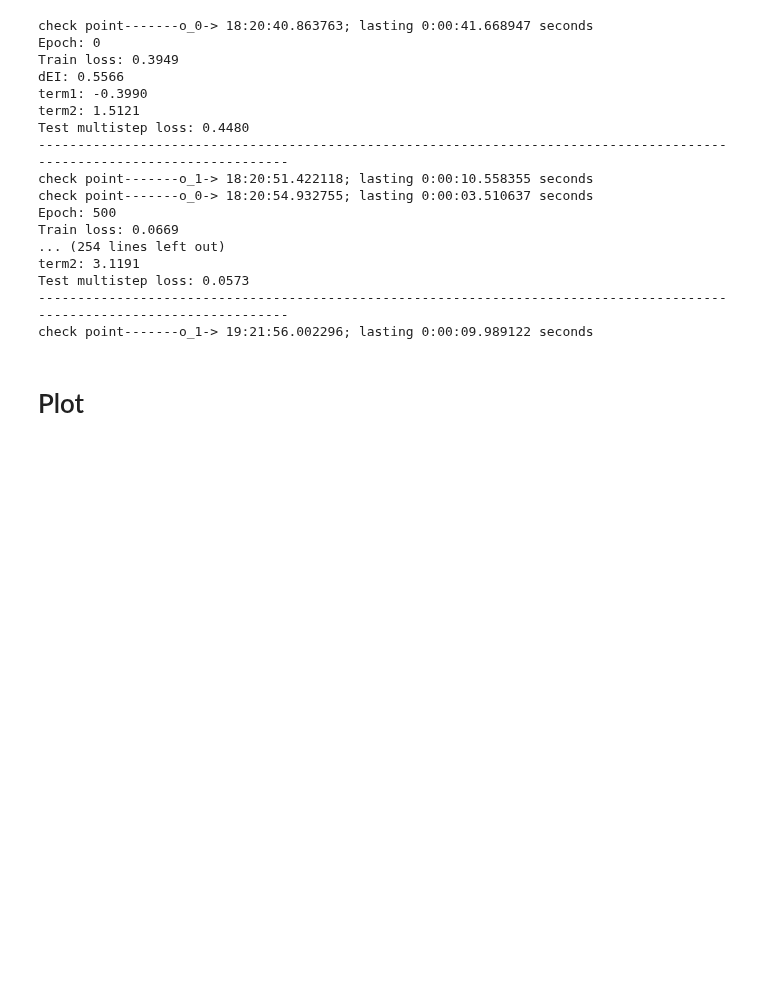
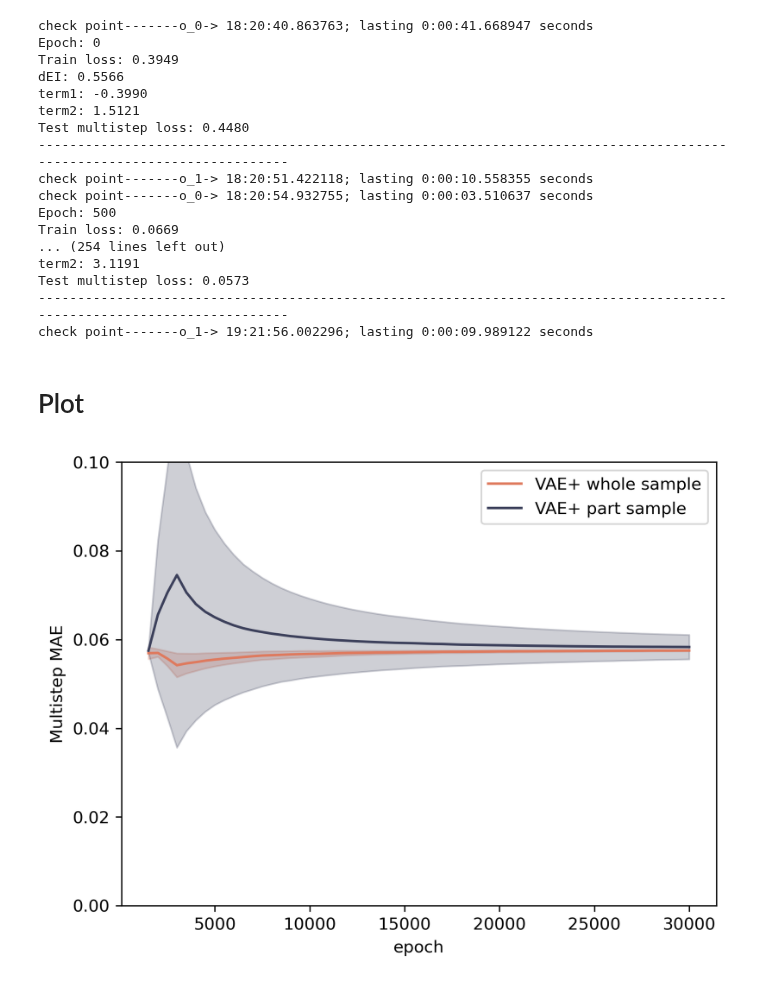
Before and after one commit to Matthew-ymz/Code-for-Finding-emergence-in-data-, a Jupyter notebook: exp/sir/SIR VAE.ipynb, the cells around one changed output. Cells and saved outputs as stored; diff of their text form; code cells hidden in the pictures; blank space fills up the shorter version.

```diff
--- a/exp/sir/SIR VAE.ipynb
+++ b/exp/sir/SIR VAE.ipynb
@@ -141,23 +141,30 @@ np.save('results/MAEs_mstep_part_e.npy', MAEs_mstep_part_e)
 np.save('results/eis_part_e.npy', eis_part_e)
 # %% [markdown]
 # Plot
+# %%
+MAEs_mstep_e = np.load('results/MAEs_mstep_e.npy')
+eis_e = np.load('results/eis_e.npy')
+MAEs_mstep_part_e = np.load('results/MAEs_mstep_part_e.npy')
+eis_part_e = np.load('results/eis_part_e.npy')
 # %%
 plt.figure(dpi=300)
 color_label = ['#F4F1DE', '#DF7A5E', '#3C405B', '#82B29A', '#F2CC8E', '#A8DADC', '#457B9D', '#1D3557']
 lens=len(MAEs_mstep_e[0,3:])
 timesteps = np.arange(len(MAEs_mstep_e[0,:]))[3:]*500
 compare1=np.cumsum(MAEs_mstep_e[:,3:],1)/np.linspace(1, lens, lens)
-compare2=np.cumsum(MAEs_mstep_e[:,3:],1)/np.linspace(1, lens, lens)
+compare2=np.cumsum(MAEs_mstep_part_e[:,3:],1)/np.linspace(1, lens, lens)
 means_nis = np.mean(compare1,axis=0)
 stds_nis = np.std(compare1,axis=0)
 means_nisp = np.mean(compare2,axis=0)
 stds_nisp = np.std(compare2,axis=0)
-plt.plot(timesteps, means_nis, label='NIS part sample',color=color_label[1])
+plt.plot(timesteps, means_nis, label='VAE+ whole sample',color=color_label[1])
 plt.fill_between(timesteps, means_nis-stds_nis, means_nis+stds_nis,alpha=0.25,color=color_label[1])
-plt.plot(timesteps, means_nisp, label='NIS+ part sample',color=color_label[2])
+plt.plot(timesteps, means_nisp, label='VAE+ part sample',color=color_label[2])
 plt.fill_between(timesteps, means_nisp-stds_nisp, means_nisp+stds_nisp,alpha=0.25,color=color_label[2])
 plt.legend()
 plt.xlabel("epoch")
 plt.ylabel('Multistep MAE')
 plt.ylim([0,0.1])
 plt.show()
+# %% [output]
+[figure, added]
```
Also changed, not shown: parts of 2 cells of this notebook, 13 other files.
